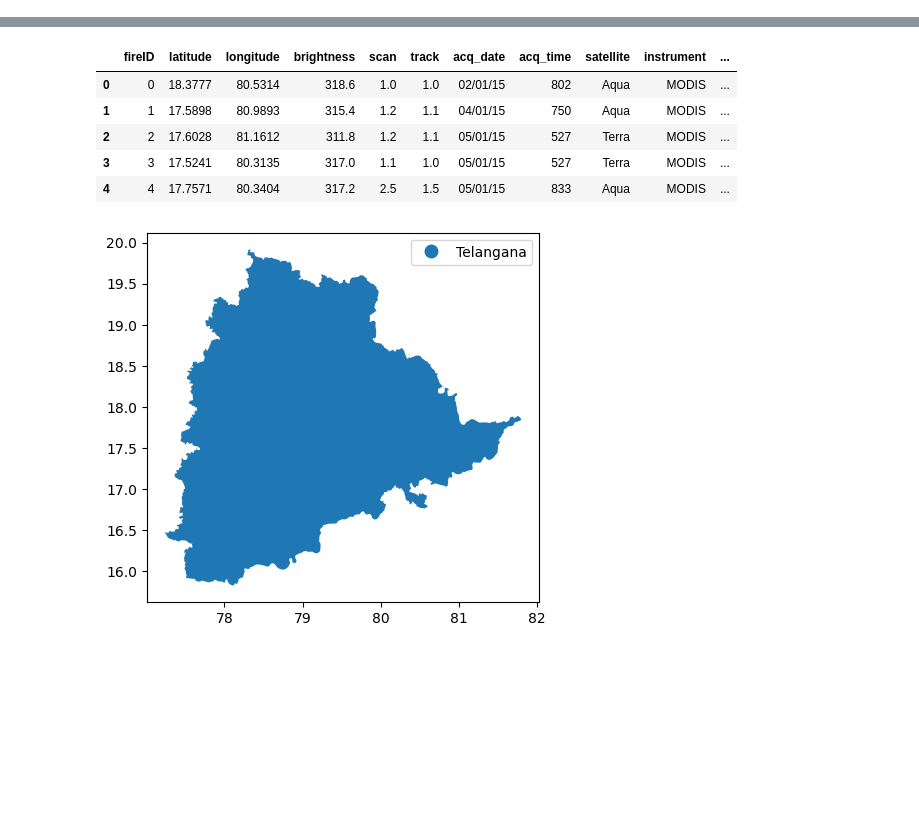
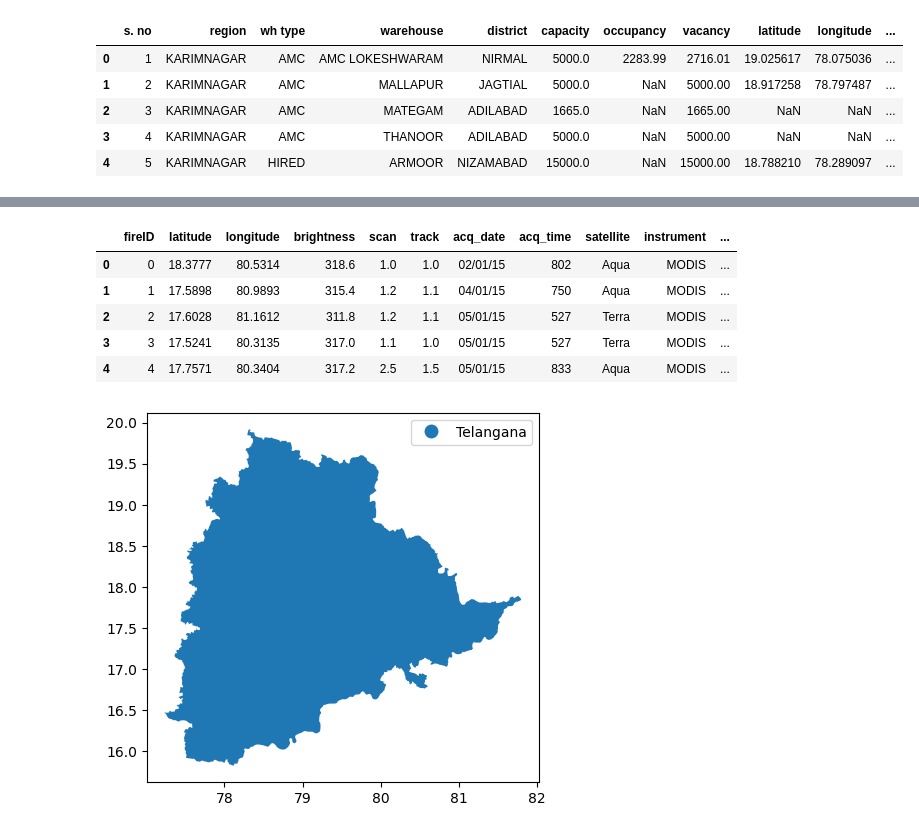
Before and after one commit to undpindia/dicra, a Jupyter notebook: analytics/notebooks/crop_fires/Exploration.ipynb, the cells around one changed output, grey strips where cells are left out. Cells and saved outputs as stored; diff of their text form; code cells hidden in the pictures; blank space fills up the shorter version.

```diff
--- a/analytics/notebooks/crop_fires/Exploration.ipynb
+++ b/analytics/notebooks/crop_fires/Exploration.ipynb
@@ -14,0 +49,11 @@ os.getcwd()
+# %%
+os.chdir('c:\\Users\\Jesse\\OneDrive\\Documenten\\Master BAOR\\Thesis\\GitHub\\dicra\\analytics\\notebooks\\infrastructure')
+warehouse_data = pd.read_csv('ts-warehouse-data_march2022.csv')
+warehouse_data.head()
+# %% [output]
+|  | s. no | region | wh type | warehouse | district | capacity | occupancy | vacancy | latitude | longitude | ... |
+| 0 | 1 | KARIMNAGAR | AMC | AMC LOKESHWARAM | NIRMAL | 5000.0 | 2283.99 | 2716.01 | 19.025617 | 78.075036 | ... |
+| 1 | 2 | KARIMNAGAR | AMC | MALLAPUR | JAGTIAL | 5000.0 | NaN | 5000.00 | 18.917258 | 78.797487 | ... |
+| 2 | 3 | KARIMNAGAR | AMC | MATEGAM | ADILABAD | 1665.0 | NaN | 1665.00 | NaN | NaN | ... |
+| 3 | 4 | KARIMNAGAR | AMC | THANOOR | ADILABAD | 5000.0 | NaN | 5000.00 | NaN | NaN | ... |
+| 4 | 5 | KARIMNAGAR | HIRED | ARMOOR | NIZAMABAD | 15000.0 | NaN | 15000.00 | 18.788210 | 78.289097 | ... |
```
Also changed, not shown: parts of 9 cells of this notebook.
